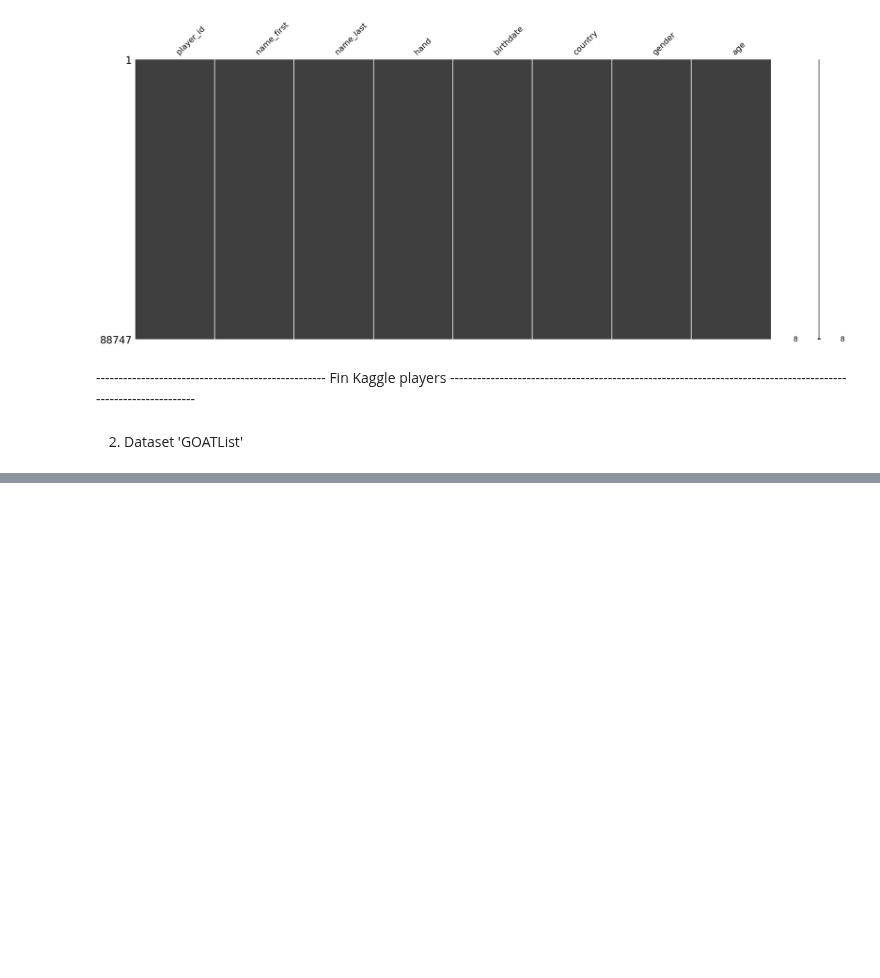
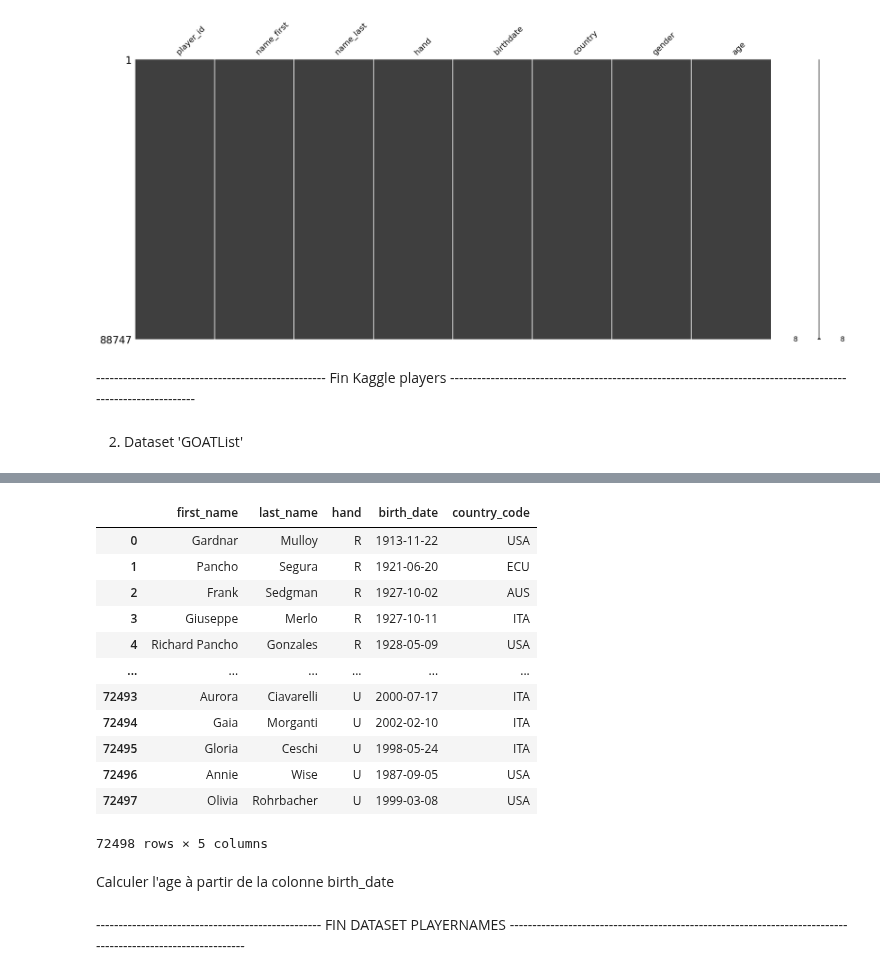
Before and after one commit to S0nia11/Projet_Sp-, a Jupyter notebook: Nettoyage data/Datasets/Joueurs/Nettoyage_data_joueurs.ipynb, the cells around one changed output, grey strips where cells are left out. Saved outputs shown, nothing was run; the diff lists cells and outputs as text; code cells hidden in the pictures; blank space fills up the shorter version.

```diff
--- a/Nettoyage data/Datasets/Joueurs/Nettoyage_data_joueurs.ipynb
+++ b/Nettoyage data/Datasets/Joueurs/Nettoyage_data_joueurs.ipynb
@@ -64,0 +94,22 @@ df_gt
+# %%
+df['birth_date'] = df['birth_date'].astype(str)
+df['birth_date'] = df['birth_date'].str.split('.').str[0]
+df['birth_date'] = df['birth_date'].str[:4] + '-' + df['birth_date'].str[4:6] + '-' + df['birth_date'].str[6:]
+df['birth_date'] = pd.to_datetime(df['birth_date'], errors='coerce')
+df
+# %% [output]
+|  | first_name | last_name | hand | birth_date | country_code |
+| 0 | Gardnar | Mulloy | R | 1913-11-22 | USA |
+| 1 | Pancho | Segura | R | 1921-06-20 | ECU |
+| 2 | Frank | Sedgman | R | 1927-10-02 | AUS |
+| 3 | Giuseppe | Merlo | R | 1927-10-11 | ITA |
+| 4 | Richard Pancho | Gonzales | R | 1928-05-09 | USA |
+| ... | ... | ... | ... | ... | ... |
+| 72493 | Aurora | Ciavarelli | U | 2000-07-17 | ITA |
+| 72494 | Gaia | Morganti | U | 2002-02-10 | ITA |
+| 72495 | Gloria | Ceschi | U | 1998-05-24 | ITA |
+| 72496 | Annie | Wise | U | 1987-09-05 | USA |
+| 72497 | Olivia | Rohrbacher | U | 1999-03-08 | USA |
+72498 rows × 5 columns
+# %% [markdown]
+Calculer l'age à partir de la colonne birth_date
@@ -64,0 +124,2 @@ df_gt
+# %% [markdown]
+-------------------------------------------------- FIN DATASET PLAYERNAMES ------------------------------------------------------------------------------------------------------------
```
Also changed, not shown: parts of 9 cells of this notebook, 4 other files.
